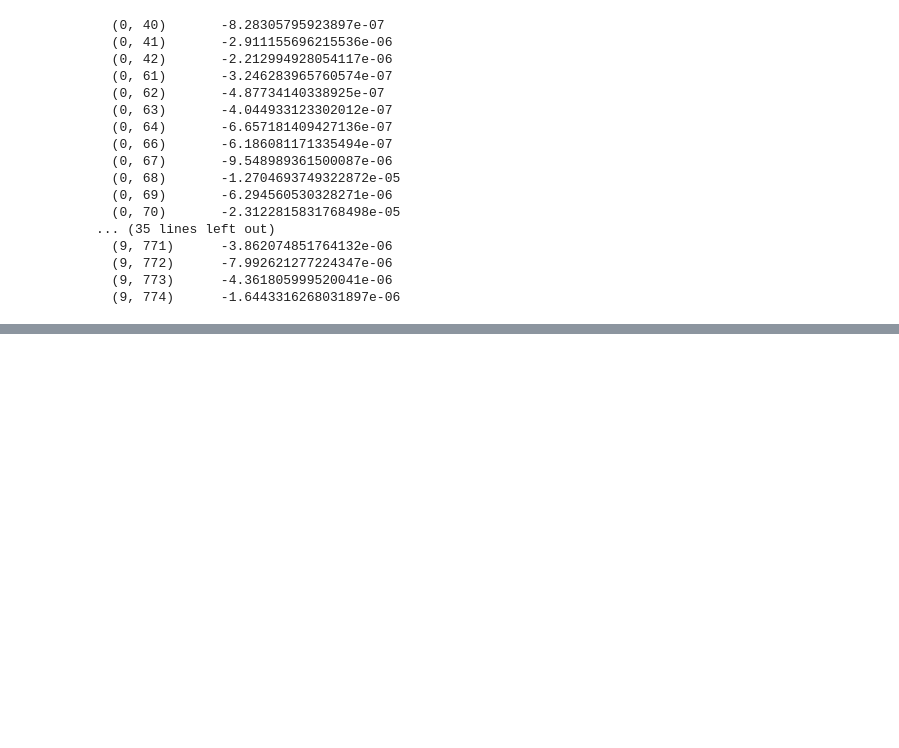
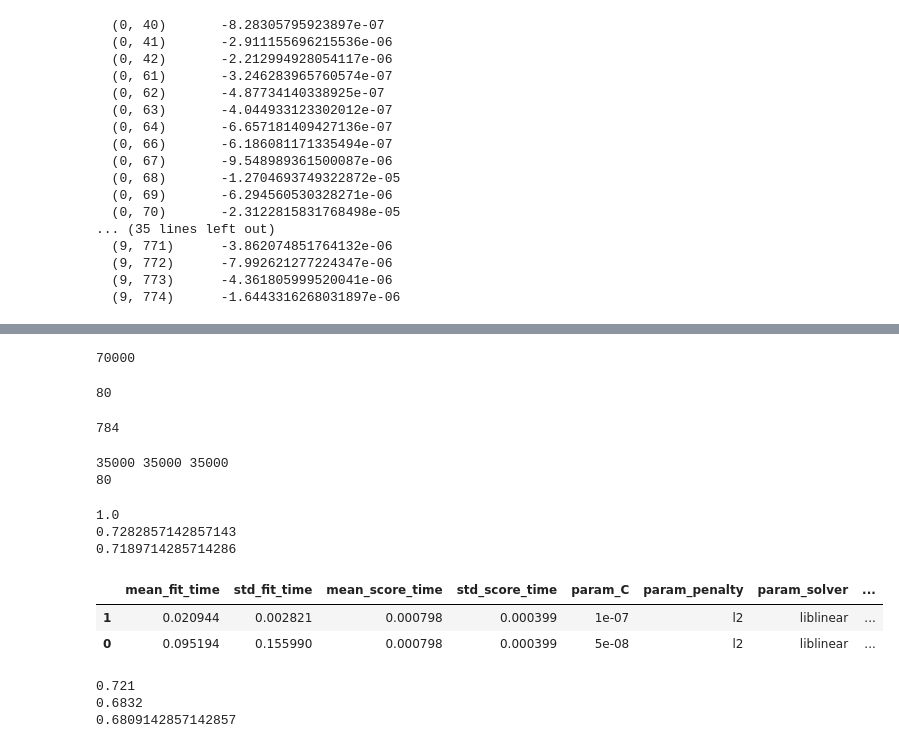
Before and after one commit to Varumithu/python-notebooks-ml, a Jupyter notebook: Task 3 MISHA/logit l1 vs l2.ipynb, the cells around one changed output, grey strips where cells are left out. Cells and saved outputs as stored; diff of their text form; code cells hidden in the pictures; blank space fills up the shorter version.

```diff
--- a/Task 3 MISHA/logit l1 vs l2.ipynb
+++ b/Task 3 MISHA/logit l1 vs l2.ipynb
@@ -155,0 +274,58 @@ print(chosen_l2.coef_)
+# %%
+len(X_hardcut)
+# %% [output]
+70000
+# %%
+len(X_hardcut[0])
+# %% [output]
+80
+# %%
+len(X[0])
+# %% [output]
+784
+# %%
+X_train, X_test, Y_train, Y_test = train_test_split(X_hardcut, Y, test_size=0.5, random_state=1998)
+print(len(X_train), len(Y_train), len(X_test))
+print(len(X_train[0]))
+# %% [output]
+35000 35000 35000
+80
+# %%
+logit = sklearn.linear_model.LogisticRegression(penalty='none', dual=False, tol=0.0001, C=1000.0, fit_intercept=True,
+                                                intercept_scaling=1, class_weight=None, random_state=1998,
+                                                solver='newton-cg', max_iter=100, multi_class='auto',
+                                                verbose=0, warm_start=False, n_jobs=None, l1_ratio=None)
+logit.fit(X_train[:1000], Y_train[:1000])
+print(logit.score(X_train[0:1000], Y_train[0:1000]))
+print(logit.score(X_train, Y_train))
+print(logit.score(X_test, Y_test))
+# %% [output]
+1.0
+0.7282857142857143
+0.7189714285714286
+# %%
+logit = sklearn.linear_model.LogisticRegression(penalty='l2', dual=False, tol=0.0001, C=1.0, fit_intercept=True,
+                                                intercept_scaling=1, class_weight=None, random_state=1998,
+                                                solver='lbfgs', max_iter=100, multi_class='auto',
+                                                verbose=0, warm_start=False, n_jobs=None, l1_ratio=None)
+params = {
+            'solver': ['liblinear'],
+            'penalty': ['l2'],
+            'C': [ 5e-8, 1e-7]
+         }
+l2_logregcv = sklearn.model_selection.GridSearchCV(logit, params, scoring=None, n_jobs=None,
+                                                iid='deprecated', refit=True, cv=None, verbose=0,
+                                                pre_dispatch='2*n_jobs', return_train_score=False)
+
+l2_logregcv.fit(X_train[:1000], Y_train[:1000])
+display(pd.DataFrame(l2_logregcv.cv_results_).sort_values('rank_test_score').head())
+print(l2_logregcv.score(X_train[0:1000], Y_train[0:1000]))
+print(l2_logregcv.score(X_train, Y_train))
+print(l2_logregcv.score(X_test, Y_test))
+# %% [output]
+|  | mean_fit_time | std_fit_time | mean_score_time | std_score_time | param_C | param_penalty | param_solver | ... |
+| 1 | 0.020944 | 0.002821 | 0.000798 | 0.000399 | 1e-07 | l2 | liblinear | ... |
+| 0 | 0.095194 | 0.155990 | 0.000798 | 0.000399 | 5e-08 | l2 | liblinear | ... |
+0.721
+0.6832
+0.6809142857142857
```
Also changed, not shown: parts of 13 cells of this notebook, 11 other files.
